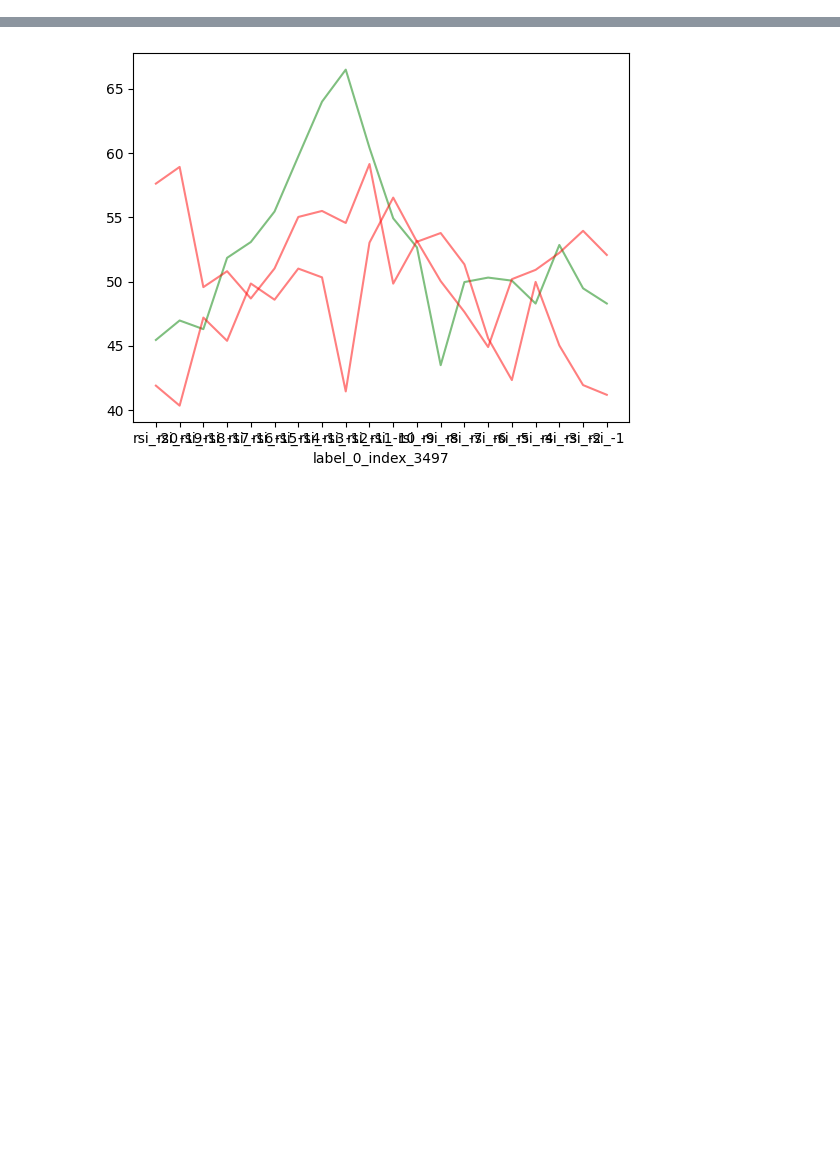
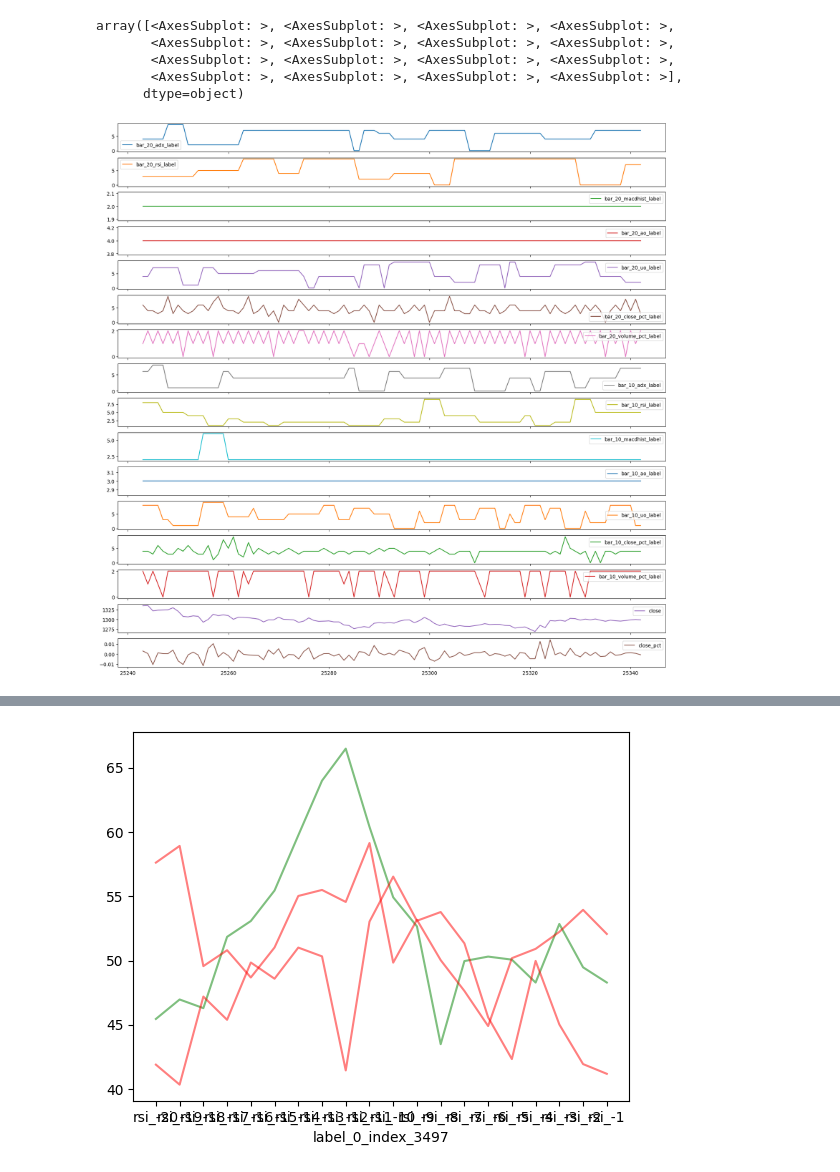
Before and after one commit to The0ps/handson-ml3, a Jupyter notebook: v1.ipynb, the cells around one changed output, grey strips where cells are left out. Saved outputs shown, nothing was run; the diff lists cells and outputs as text; code cells hidden in the pictures; blank space fills up the shorter version.

```diff
--- a/v1.ipynb
+++ b/v1.ipynb
@@ -143,0 +196,9 @@ for times in range(0,10):
+# %%
+df_kmeans_ts[k_means_label+['close']+['close_pct']].tail(100).plot(subplots=True, figsize=(20, 20))
+# %% [output]
+array([<AxesSubplot: >, <AxesSubplot: >, <AxesSubplot: >, <AxesSubplot: >,
+       <AxesSubplot: >, <AxesSubplot: >, <AxesSubplot: >, <AxesSubplot: >,
+       <AxesSubplot: >, <AxesSubplot: >, <AxesSubplot: >, <AxesSubplot: >,
+       <AxesSubplot: >, <AxesSubplot: >, <AxesSubplot: >, <AxesSubplot: >],
+      dtype=object)
+[figure, added]
```
Also changed, not shown: parts of 11 cells of this notebook.
